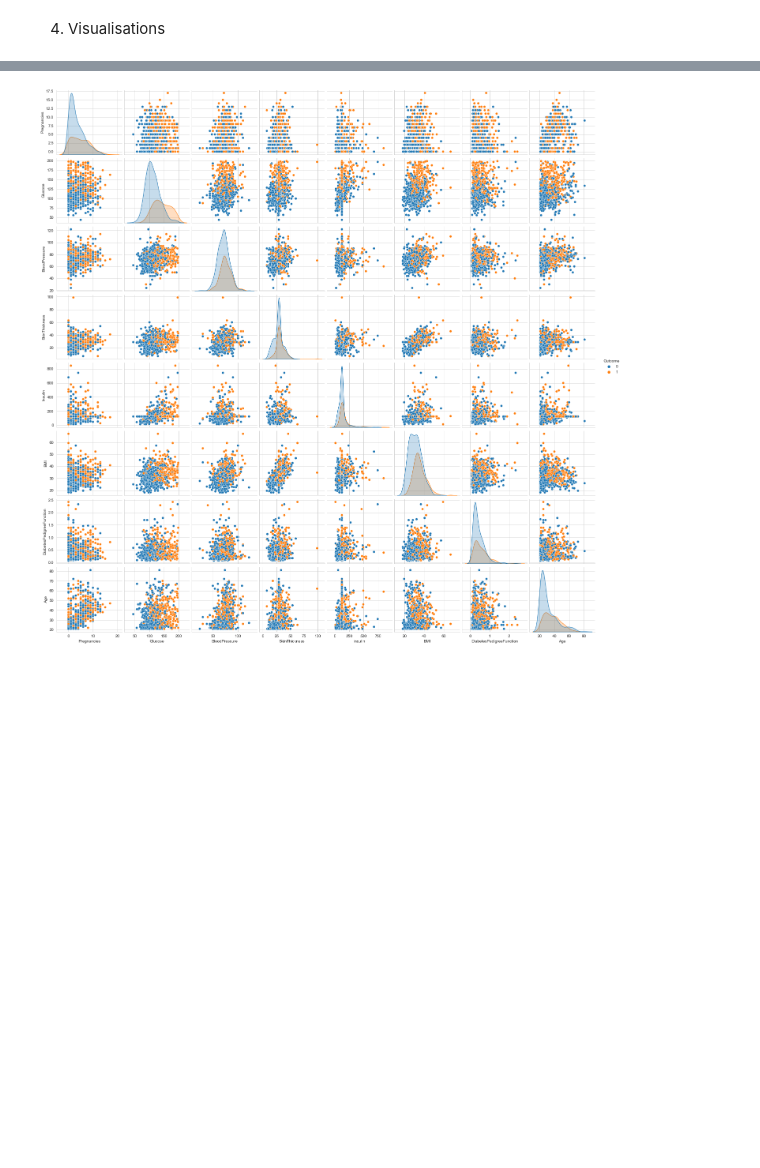
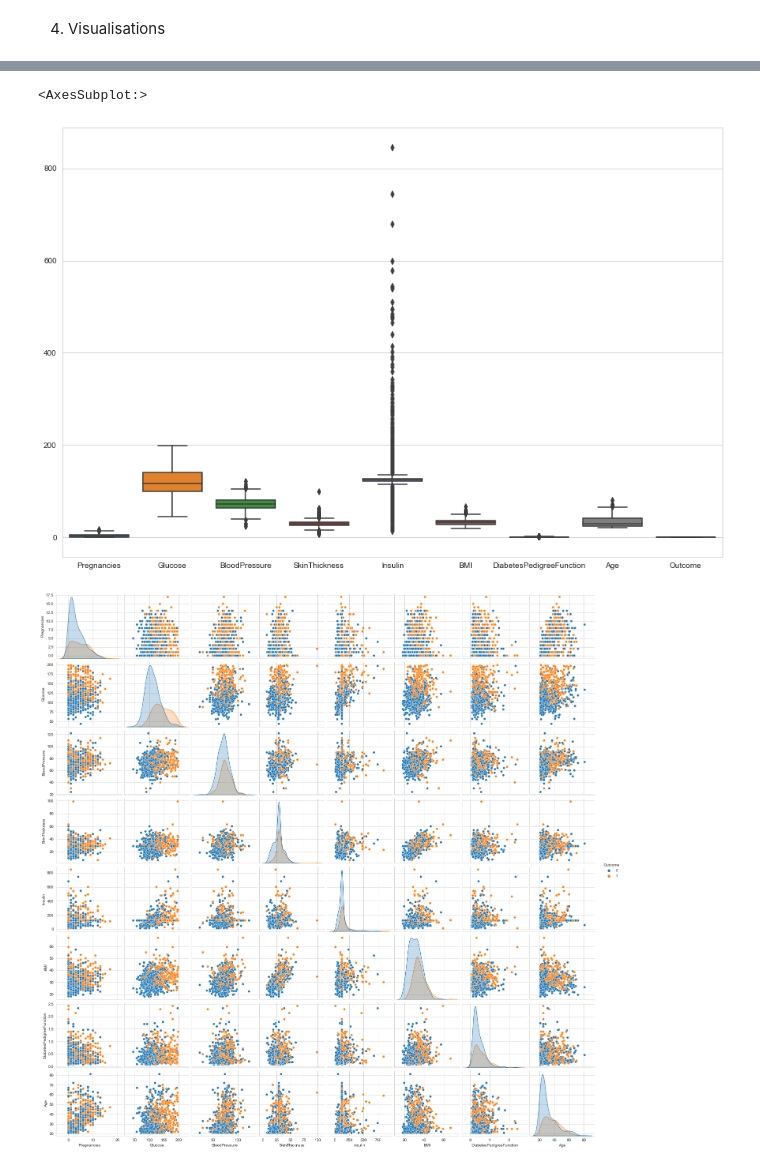
Before and after one commit to paulynamagana/Diabetes_Analysis, a Jupyter notebook: diabetes_analysis.ipynb, the cells around one changed output, grey strips where cells are left out. Cells and saved outputs as stored; diff of their text form; code cells hidden in the pictures; blank space fills up the shorter version.

```diff
--- a/diabetes_analysis.ipynb
+++ b/diabetes_analysis.ipynb
@@ -173,3 +175,9 @@ The number of healthy patints is almost the double of the ones with diabetes
+# %%
+plt.figure(figsize=(15,10))
+sns.boxplot(data=diabetes_data)
+# %% [output]
+<AxesSubplot:>
+[figure, added]
 # %%
 p=sns.pairplot(diabetes_data, hue = "Outcome")
 # %% [output]
```
Also changed, not shown: parts of 31 cells of this notebook.
